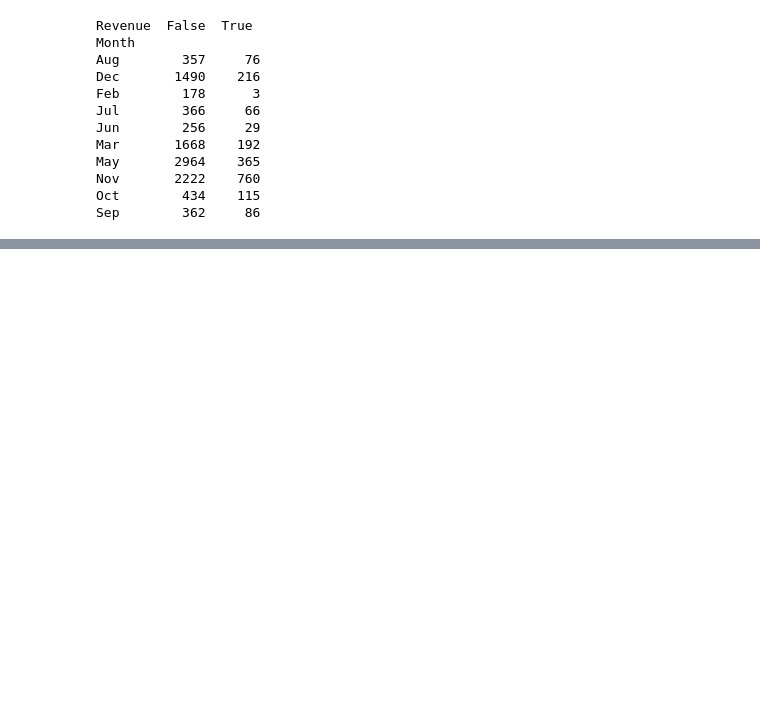
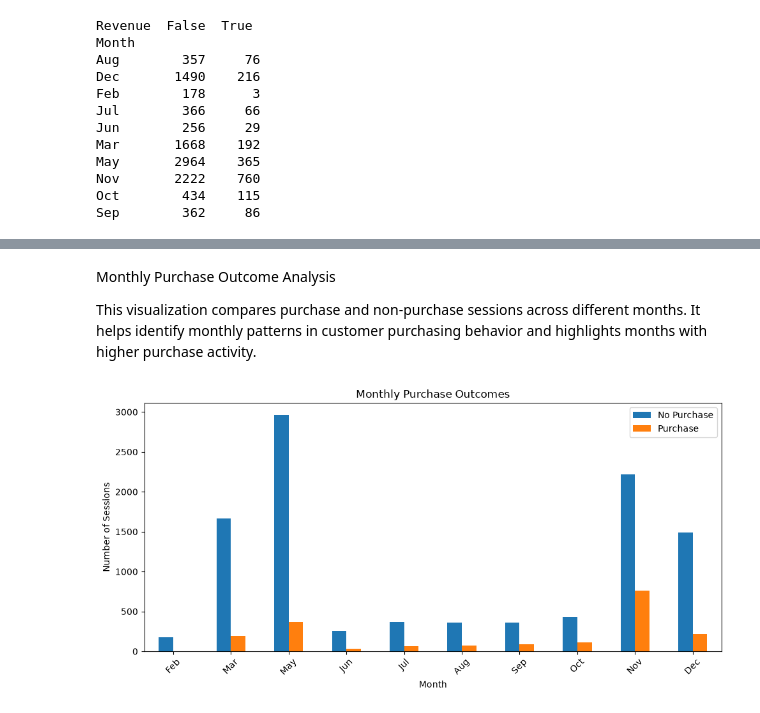
Before and after one commit to Abel-P-THOMAS/online-shopping-purchase-intention_analysis, a Jupyter notebook: project final/online_shopping_analysis.ipynb, the cells around one changed output, grey strips where cells are left out. Drawn from its saved outputs; the diff is of its cells as text; code cells hidden in the pictures; blank space fills up the shorter version.

```diff
--- a/project final/online_shopping_analysis.ipynb
+++ b/project final/online_shopping_analysis.ipynb
@@ -381,0 +532,24 @@ Sep        362     86
+# %% [markdown]
+Monthly Purchase Outcome Analysis
+
+This visualization compares purchase and non-purchase sessions across different months. It helps identify monthly patterns in customer purchasing behavior and highlights months with higher purchase activity.
+# %%
+import matplotlib.pyplot as plt
+import pandas as pd
+
+monthly_revenue = pd.crosstab(df["Month"], df["Revenue"])
+monthly_revenue = monthly_revenue.reindex(
+    ["Feb", "Mar", "May", "Jun", "Jul", "Aug", "Sep", "Oct", "Nov", "Dec"]
+).fillna(0)
+
+monthly_revenue.plot(kind="bar", figsize=(10, 5))
+
+plt.title("Monthly Purchase Outcomes")
+plt.xlabel("Month")
+plt.ylabel("Number of Sessions")
+plt.xticks(rotation=45)
+plt.legend(["No Purchase", "Purchase"])
+plt.tight_layout()
+plt.show()
+# %% [output]
+[figure, added]
```
Also changed, not shown: parts of 55 cells of this notebook.
